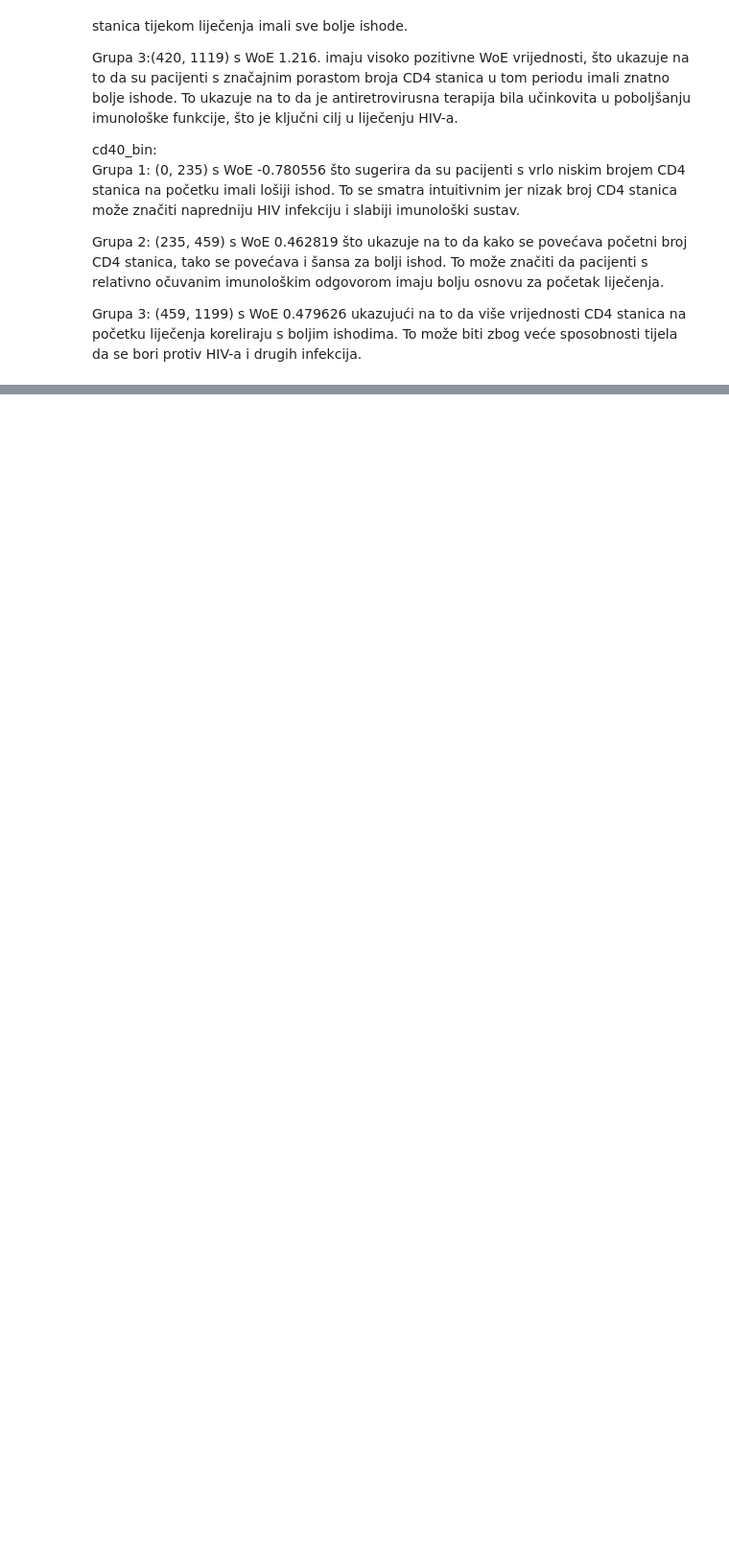
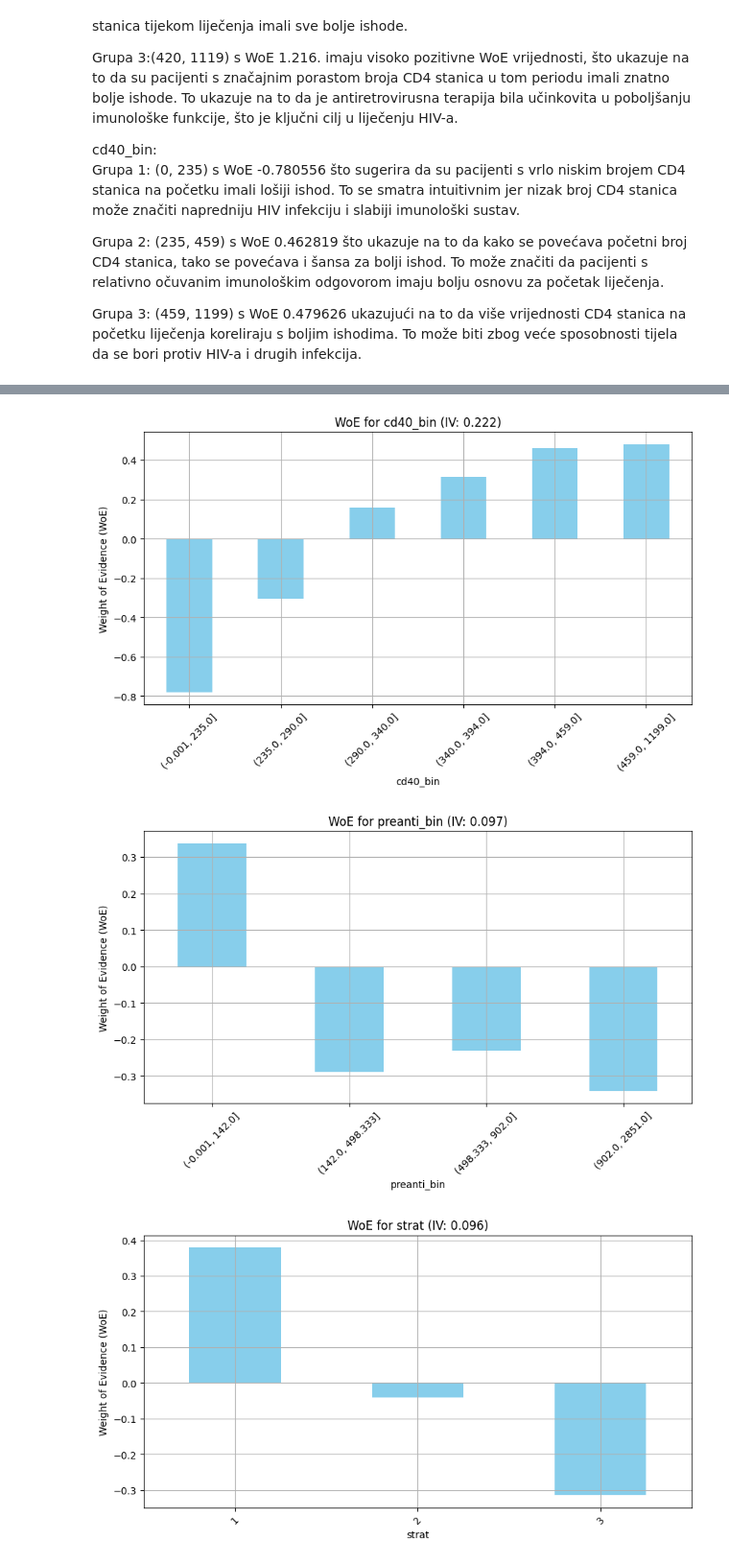
Before and after one commit to dklobucar7/nosql, a Jupyter notebook: projekt_2.ipynb, the cells around one changed output, grey strips where cells are left out. Shown at 96% size. Drawn from its saved outputs; the diff is of its cells as text; code cells hidden in the pictures; blank space fills up the shorter version.

```diff
--- a/projekt_2.ipynb
+++ b/projekt_2.ipynb
@@ -1110,0 +1105,17 @@ Grupa 3: (459, 1199) s WoE  0.479626 ukazujući na to da više vrijednosti CD4 s
+# %%
+top_iv_vars = iv_df.nlargest(23, 'Suma IV')['Variable']
+print(top_iv_vars)
+
+# Stvaranje WoE grafova za svaku varijablu s najvećim IV-om
+for var in top_iv_vars:
+    _, woe_table = calculate_woe_iv(ct, var, 'cid')
+    # Grafički prikaz WoE vrijednosti
+    plt.figure(figsize=(10, 5))
+    woe_table['WoE'].plot(kind='bar', color='skyblue')
+    plt.title(f"WoE for {var} (IV: {iv_values[var]:.3f})")
+    plt.xlabel(var)
+    plt.ylabel('Weight of Evidence (WoE)')
+    plt.xticks(rotation=45)
+    plt.grid(True)
+    plt.show()
+# %% [output]
@@ -1110,0 +1141,3 @@ Grupa 3: (459, 1199) s WoE  0.479626 ukazujući na to da više vrijednosti CD4 s
+[figure, added]
+[figure, added]
+[figure, added]
```
Also changed, not shown: parts of 5 cells of this notebook, 2 other files.
